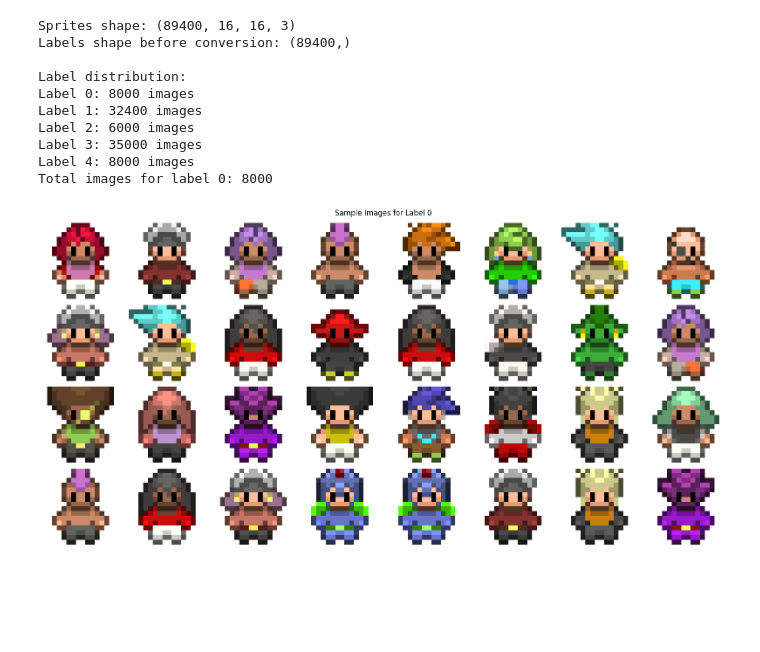
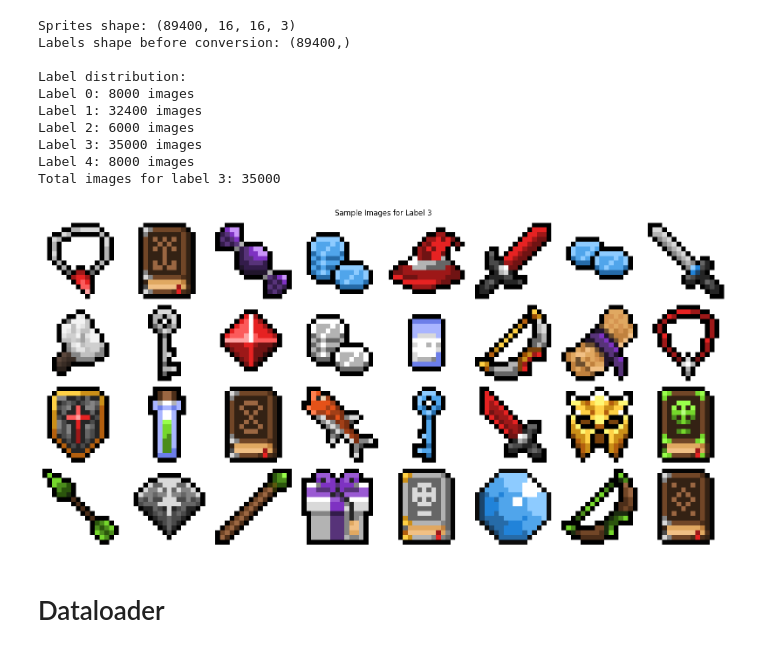
Before and after one commit to Gyllz98/pixel_art_diffusion, a Jupyter notebook: notebooks/prototyping.ipynb, the cells around one changed output. Drawn from its saved outputs; the diff is of its cells as text; code cells hidden in the pictures; blank space fills up the shorter version.

```diff
--- a/notebooks/prototyping.ipynb
+++ b/notebooks/prototyping.ipynb
@@ -44,34 +44,36 @@ def plot_label_samples(sprites, labels, label_num, num_samples=32):
             ax.axis('off')
         else:
             ax.axis('off')
 
     plt.tight_layout()
     plt.show()
 
 # Load the data
-sprites, labels = load_data_from_zip('../../archive.zip')
+sprites, labels = load_data_from_zip('../data/raw/archive.zip')
 
 # Print shapes to understand the data structure
 print("Sprites shape:", sprites.shape)
 print("Labels shape before conversion:", labels.shape)
 
 # Get unique labels and their counts
 unique_labels, counts = np.unique(labels, return_counts=True)
 print("\nLabel distribution:")
 for label, count in zip(unique_labels, counts):
     print(f"Label {label}: {count} images")
 
 # Example usage:
-plot_label_samples(sprites, labels, 0)  # Plot 32 samples from label 0
+plot_label_samples(sprites, labels, 3)  # Plot 32 samples from label 0
 # %% [output]
 Sprites shape: (89400, 16, 16, 3)
 Labels shape before conversion: (89400,)
 
 Label distribution:
 Label 0: 8000 images
 Label 1: 32400 images
 Label 2: 6000 images
 Label 3: 35000 images
 Label 4: 8000 images
-Total images for label 0: 8000
+Total images for label 3: 35000
-[figure, old version]
+[figure, new version]
+# %% [markdown]
+# Dataloader
```
Also changed, not shown: parts of 6 cells of this notebook, 4 other files.
